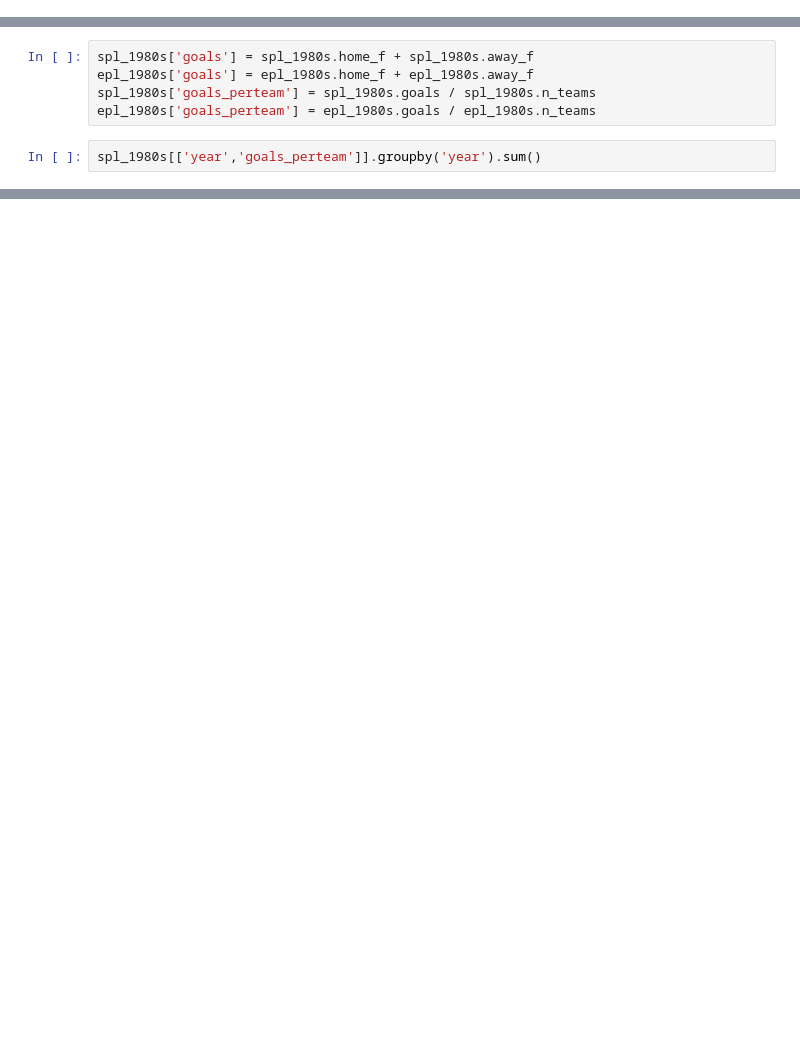
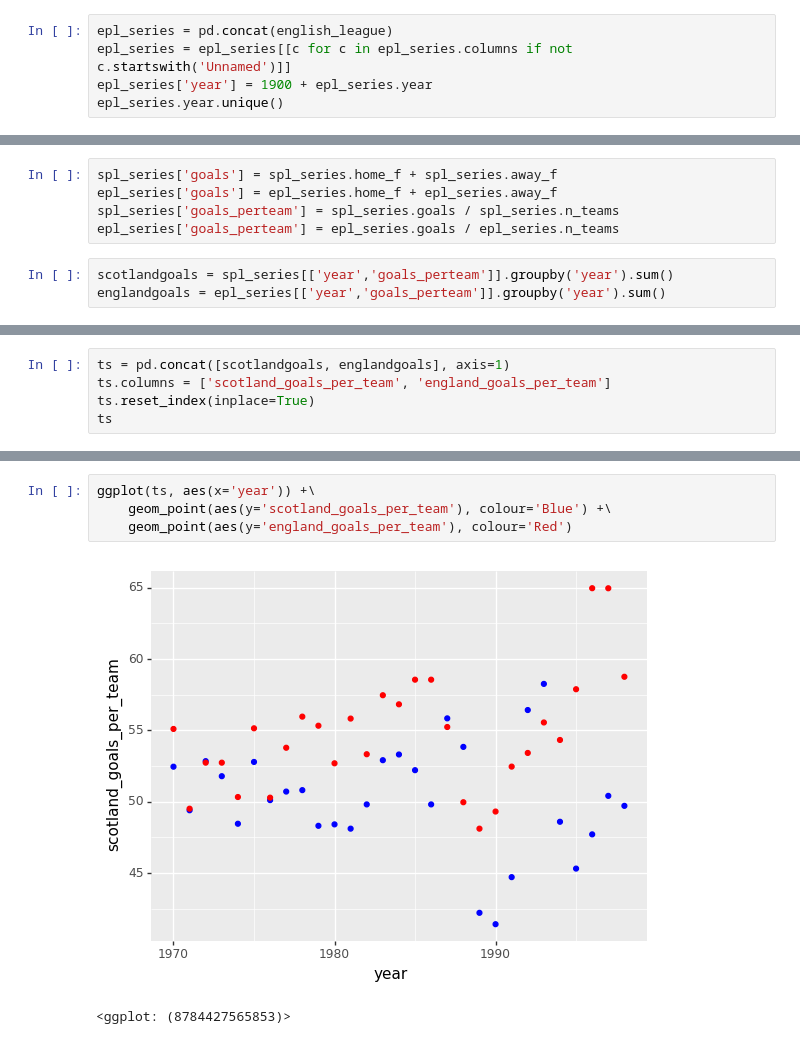
Before and after one commit to apoorvalal/league-tables-scraper, a Jupyter notebook: 1_eda.ipynb, the cells around one changed output, grey strips where cells are left out. Drawn from its saved outputs; the diff is of its cells as text; blank space fills up the shorter version.

```diff
--- a/1_eda.ipynb
+++ b/1_eda.ipynb
@@ -66,0 +65,5 @@ epl_1980s.head()
+# %%
+epl_series = pd.concat(english_league)
+epl_series = epl_series[[c for c in epl_series.columns if not c.startswith('Unnamed')]]
+epl_series['year'] = 1900 + epl_series.year
+epl_series.year.unique()
@@ -67,7 +74,8 @@ epl_1980s.head()
 # %%
-spl_1980s['goals'] = spl_1980s.home_f + spl_1980s.away_f
-epl_1980s['goals'] = epl_1980s.home_f + epl_1980s.away_f
-spl_1980s['goals_perteam'] = spl_1980s.goals / spl_1980s.n_teams
-epl_1980s['goals_perteam'] = epl_1980s.goals / epl_1980s.n_teams
+spl_series['goals'] = spl_series.home_f + spl_series.away_f
+epl_series['goals'] = epl_series.home_f + epl_series.away_f
+spl_series['goals_perteam'] = spl_series.goals / spl_series.n_teams
+epl_series['goals_perteam'] = epl_series.goals / epl_series.n_teams
 # %%
-spl_1980s[['year','goals_perteam']].groupby('year').sum()
+scotlandgoals = spl_series[['year','goals_perteam']].groupby('year').sum()
+englandgoals = epl_series[['year','goals_perteam']].groupby('year').sum()
@@ -87,0 +82,5 @@ spl_1980s[['year','goals_perteam']].groupby('year').sum()
+# %%
+ts = pd.concat([scotlandgoals, englandgoals], axis=1)
+ts.columns = ['scotland_goals_per_team', 'england_goals_per_team']
+ts.reset_index(inplace=True)
+ts
@@ -87,0 +105,7 @@ spl_1980s[['year','goals_perteam']].groupby('year').sum()
+# %%
+ggplot(ts, aes(x='year')) +\
+    geom_point(aes(y='scotland_goals_per_team'), colour='Blue') +\
+    geom_point(aes(y='england_goals_per_team'), colour='Red')
+# %% [output]
+[figure, added]
+<ggplot: (8784427565853)>
```
Also changed, not shown: parts of 11 cells of this notebook, 16 other files.
